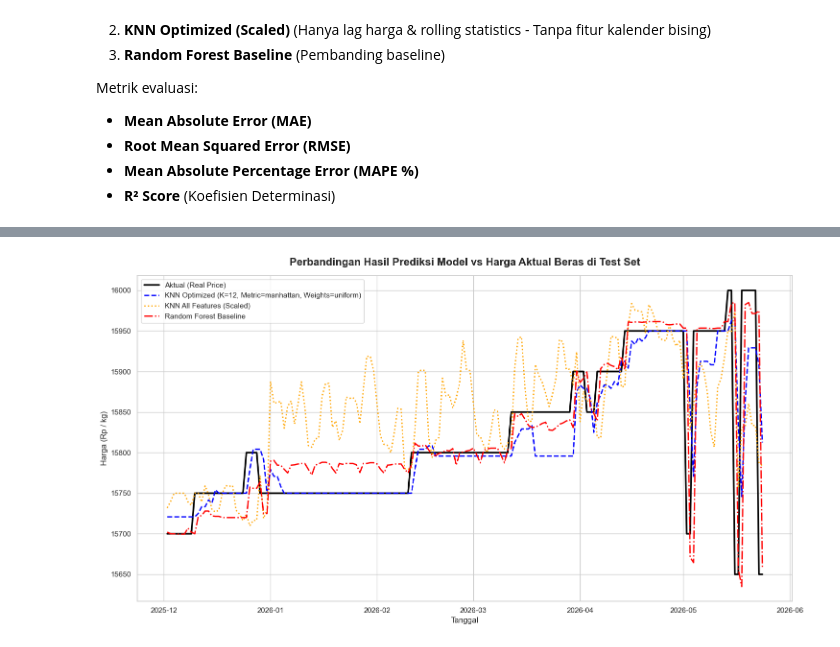
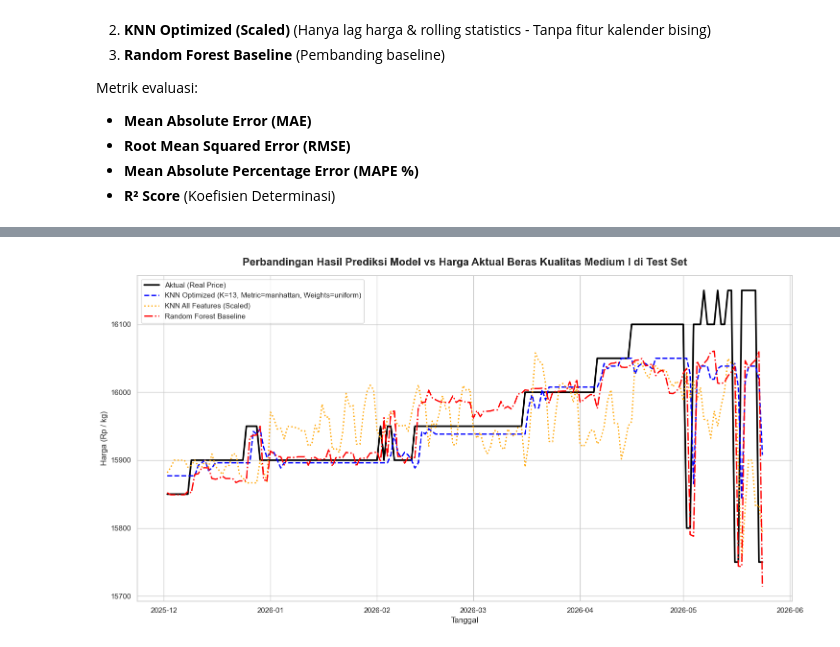
Before and after one commit to raflyherdianto/capstone-pijak, a Jupyter notebook: eksplorasi-model/Eksplorasi_K_Nearest_Neighbors.ipynb, the cells around one changed output, grey strips where cells are left out. Saved outputs shown, nothing was run; the diff lists cells and outputs as text; code cells hidden in the pictures.

Commit message:
feat: update exploration notebook with refined K-Nearest Neighbors methodology and model evaluation steps

```diff
--- a/eksplorasi-model/Eksplorasi_K_Nearest_Neighbors.ipynb
+++ b/eksplorasi-model/Eksplorasi_K_Nearest_Neighbors.ipynb
@@ -84,6 +97,7 @@ long_data = []
 for idx, row in df_raw.iterrows():
     category = row["Category"]
     subcategory = row["Subcategory"]
+    level = row["level"]
 
     for col in df_raw.columns:
         if "/" in col:  # Menandakan kolom tanggal (format DD/MM/YYYY)
@@ -96,6 +110,7 @@ for idx, row in df_raw.iterrows():
                         "Date": date_val,
                         "Category": category,
                         "Subcategory": subcategory,
+                        "Level": level,
                         "Price": price
                     })
                 except ValueError:
@@ -103,9 +118,9 @@ for idx, row in df_raw.iterrows():
 
 df_tidy = pd.DataFrame(long_data)
 df_tidy["Date"] = pd.to_datetime(df_tidy["Date"])
-df_tidy = df_tidy.sort_values(by=["Category", "Date"]).reset_index(drop=True)
+df_tidy = df_tidy.sort_values(by=["Category", "Subcategory", "Date"]).reset_index(drop=True)
 
 print("Dimensi data bersih:", df_tidy.shape)
-print("\nStatistik Deskriptif Kategori:")
-print(df_tidy.groupby("Category")["Price"].describe())
+print("\nStatistik Deskriptif Per Sub-Kategori (Contoh 10 pertama):")
+print(df_tidy.groupby(["Category", "Subcategory"])["Price"].describe().head(10))
 # %% [output]
@@ -139,12 +154,18 @@ plt.show()
 # %% [output]
 [figure]
 # %%
-# Menganalisis komoditas Beras
-df_beras = df_tidy[df_tidy["Category"] == "Beras"].copy().set_index("Date")
+# Menampilkan daftar kategori dan sub-kategori yang tersedia
+print("Daftar Sub-Kategori Tersedia:")
+print(df_tidy[['Category', 'Subcategory']].drop_duplicates().reset_index(drop=True))
+
+# Menganalisis komoditas tertentu (Bisa kategori utama atau sub-kategori)
+# Contoh: "Beras Kualitas Medium I" atau "Cabai Merah Keriting"
+target_commodity = "Beras Kualitas Medium I" # Ubah di sini untuk menforecast sub-kategori lain
+df_selected = df_tidy[df_tidy["Subcategory"] == target_commodity].copy().set_index("Date")
 
 # Melakukan Augmented Dickey-Fuller (ADF) Test
-print("Melakukan ADF Test pada komoditas Beras:")
-result = adfuller(df_beras["Price"])
+print(f"\nMelakukan ADF Test pada komoditas {target_commodity}:")
+result = adfuller(df_selected["Price"])
 print(f"ADF Statistic: {result[0]:.4f}")
 print(f"p-value: {result[1]:.4f}")
 print("Critical Values:")
@@ -201,7 +230,7 @@ def preprocess_series(df_series):
     df = df.dropna()
     return df
 
-df_prep = preprocess_series(df_beras)
+df_prep = preprocess_series(df_selected)
 print("Dimensi data setelah preprocessing:", df_prep.shape)
 df_prep.head()
 # %% [output]
@@ -373,16 +402,16 @@ Tabel Evaluasi Kinerja Model:
 # %%
 # Visualisasi Grafik Perbandingan Aktual vs Prediksi Model
 plt.figure(figsize=(15, 8))
 plt.plot(df_test.index, df_test["Price"], label="Aktual (Real Price)", color="black", linewidth=2.5)
 plt.plot(df_test.index, df_test["knn_opt_pred"], label=f"KNN Optimized (K={best_params['n_neighbors']}, Metric={best_params['metric']}, Weights={best_params['weights']})", color="blue", linestyle="--", linewidth=2)
 plt.plot(df_test.index, df_test["knn_all_pred"], label="KNN All Features (Scaled)", color="orange", linestyle=":", linewidth=2)
 plt.plot(df_test.index, df_test["rf_baseline_pred"], label="Random Forest Baseline", color="red", linestyle="-.", linewidth=2)
 
-plt.title("Perbandingan Hasil Prediksi Model vs Harga Aktual Beras di Test Set", fontsize=16, fontweight='bold', pad=15)
+plt.title(f"Perbandingan Hasil Prediksi Model vs Harga Aktual {target_commodity} di Test Set", fontsize=16, fontweight='bold', pad=15)
 plt.xlabel("Tanggal", fontsize=12)
 plt.ylabel("Harga (Rp / kg)", fontsize=12)
 plt.legend(fontsize=11, loc="upper left")
 plt.tight_layout()
 plt.show()
 # %% [output]
-[figure, old version]
+[figure, new version]
```
Also changed, not shown: parts of 9 cells of this notebook.
